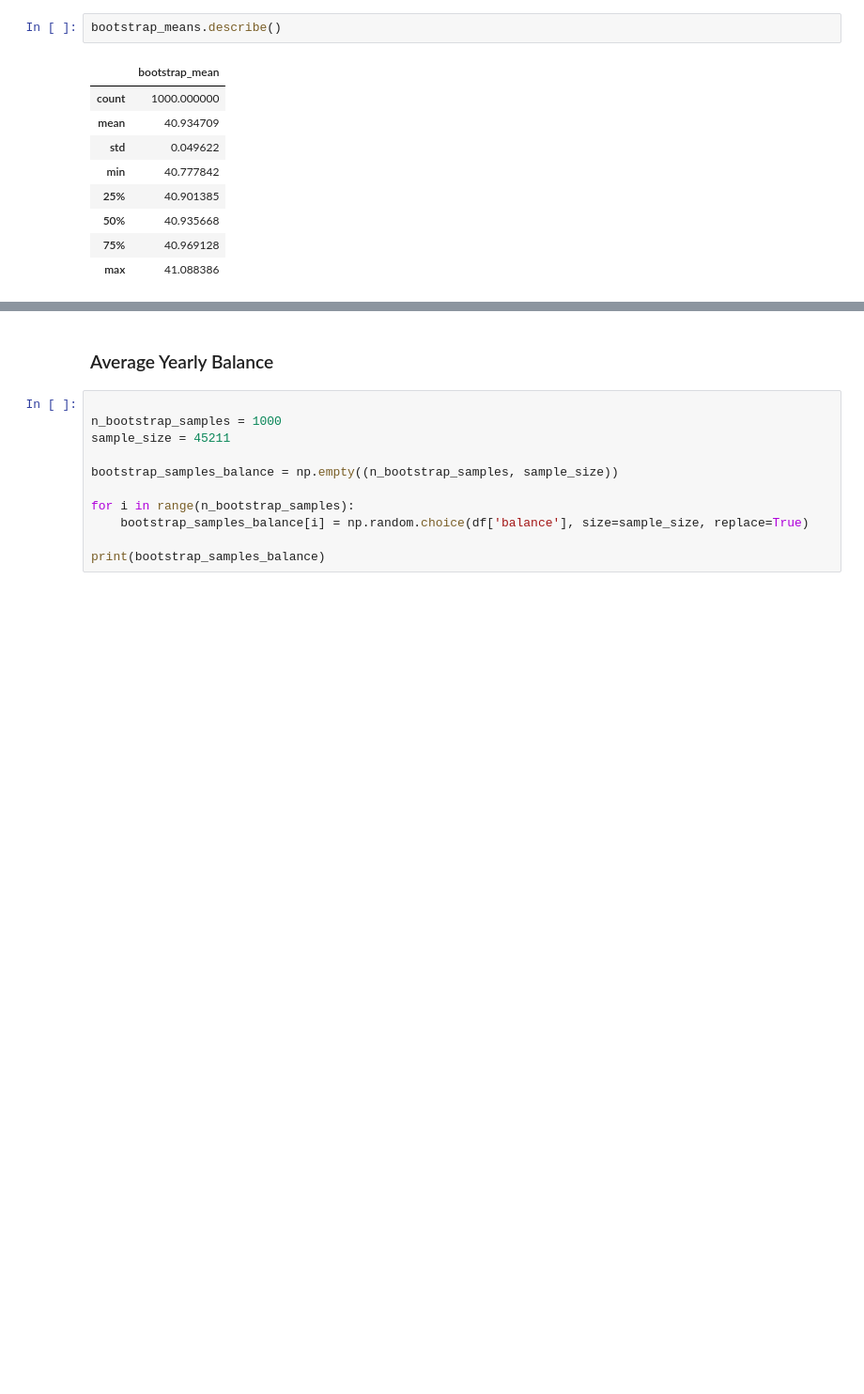
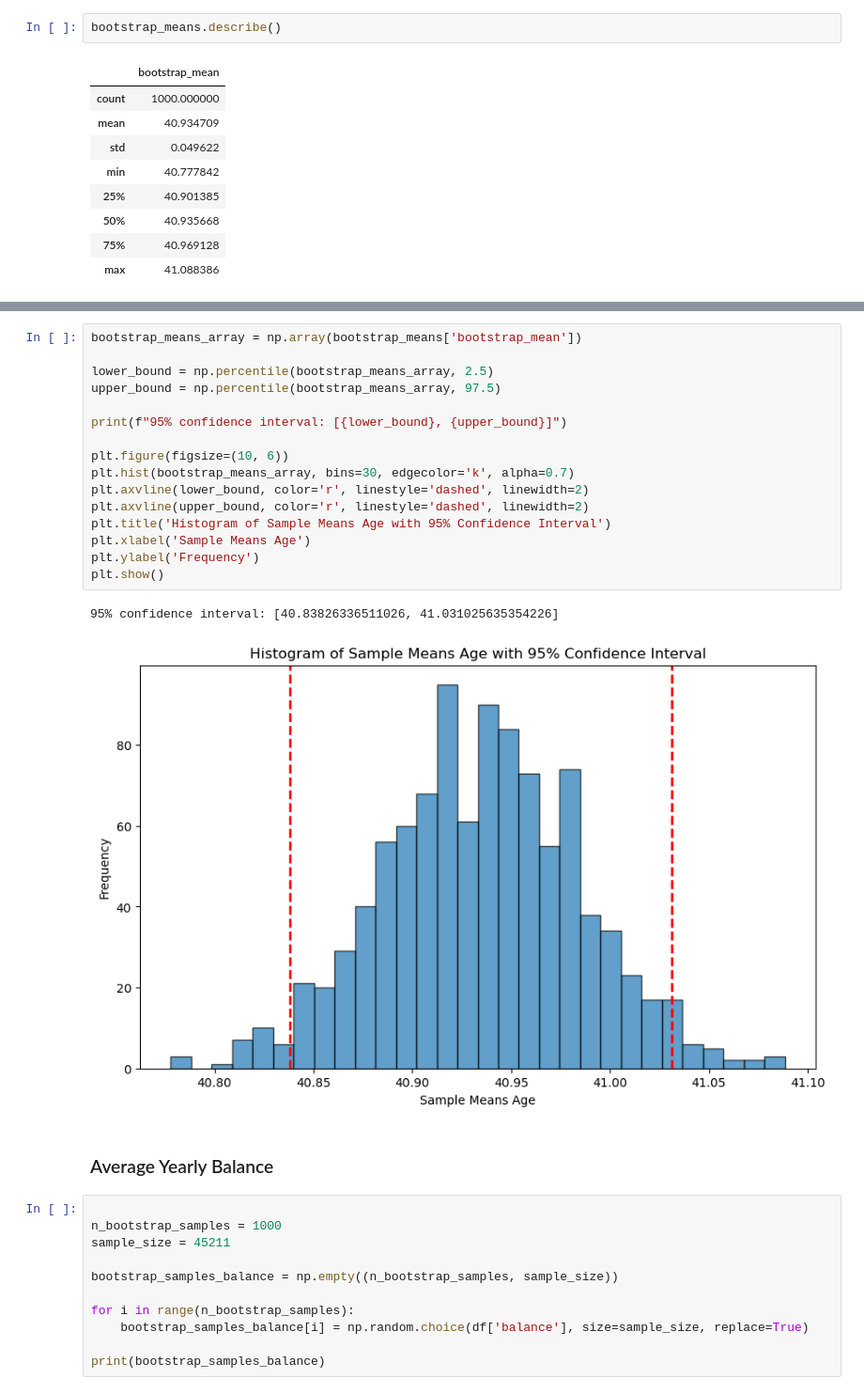
Before and after one commit to briggyx/bank_marketing_analysis, a Jupyter notebook: src/histograms_bootstrap_confidence_intervals.ipynb, the cells around one changed output, grey strips where cells are left out. Shown at 94% size. Drawn from its saved outputs; the diff is of its cells as text; blank space fills up the shorter version.

```diff
--- a/src/histograms_bootstrap_confidence_intervals.ipynb
+++ b/src/histograms_bootstrap_confidence_intervals.ipynb
@@ -296,3 +296,22 @@ plt.show()
+# %%
+bootstrap_means_array = np.array(bootstrap_means['bootstrap_mean'])
+
+lower_bound = np.percentile(bootstrap_means_array, 2.5)
+upper_bound = np.percentile(bootstrap_means_array, 97.5)
+
+print(f"95% confidence interval: [{lower_bound}, {upper_bound}]")
+
+plt.figure(figsize=(10, 6))
+plt.hist(bootstrap_means_array, bins=30, edgecolor='k', alpha=0.7)
+plt.axvline(lower_bound, color='r', linestyle='dashed', linewidth=2)
+plt.axvline(upper_bound, color='r', linestyle='dashed', linewidth=2)
+plt.title('Histogram of Sample Means Age with 95% Confidence Interval')
+plt.xlabel('Sample Means Age')
+plt.ylabel('Frequency')
+plt.show()
+# %% [output]
+95% confidence interval: [40.83826336511026, 41.031025635354226]
+[figure, added]
 # %% [markdown]
 ### Average Yearly Balance
 # %%
```
Also changed, not shown: parts of 4 cells of this notebook, 9 other files.
